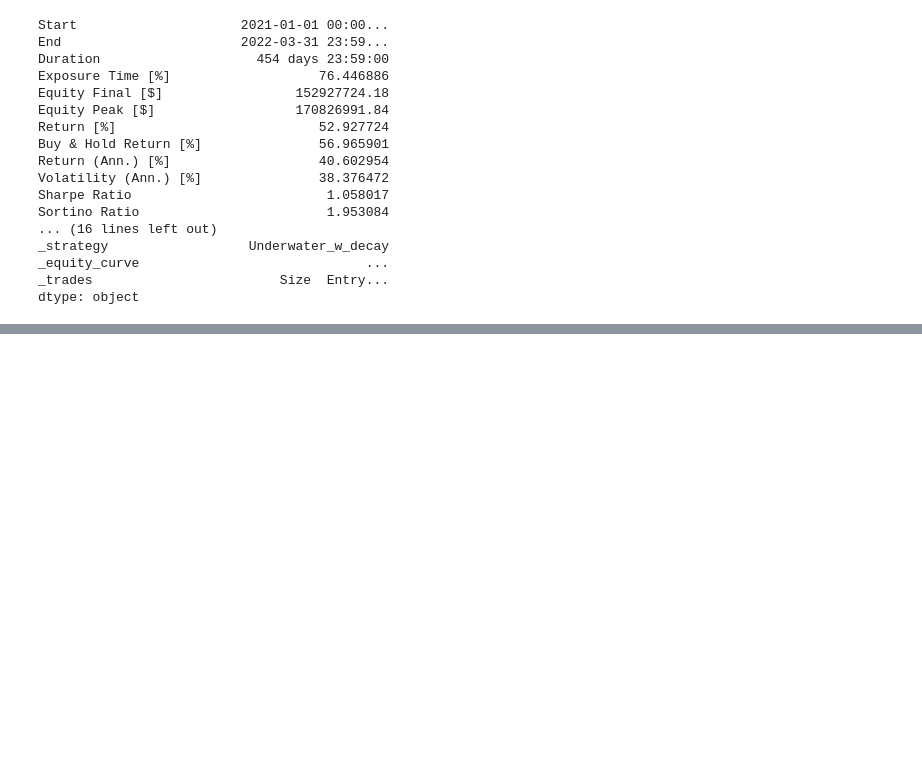
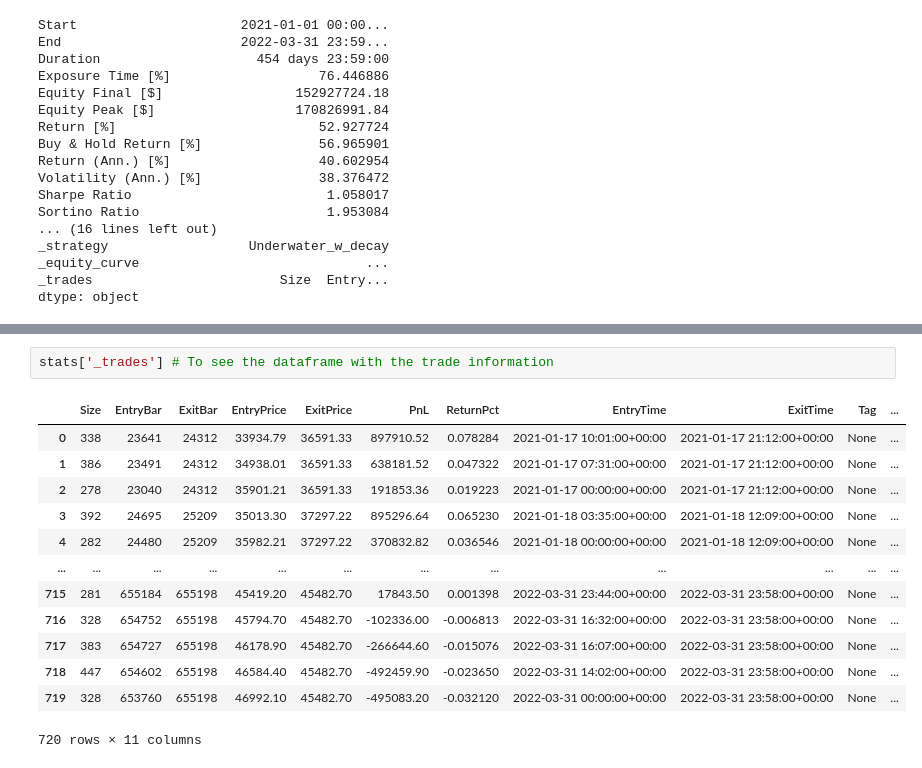
Before and after one commit to eervin123/position-management, a Jupyter notebook: bt_exit_strats_clean.ipynb, the cells around one changed output, grey strips where cells are left out. Drawn from its saved outputs; the diff is of its cells as text; blank space fills up the shorter version.

```diff
--- a/bt_exit_strats_clean.ipynb
+++ b/bt_exit_strats_clean.ipynb
@@ -239,0 +284,16 @@ stats['_equity_curve']['Equity'].resample('1h').plot()
+# %%
+stats['_trades'] # To see the dataframe with the trade information
+# %% [output]
+|  | Size | EntryBar | ExitBar | EntryPrice | ExitPrice | PnL | ReturnPct | EntryTime | ExitTime | Tag | ... |
+| 0 | 338 | 23641 | 24312 | 33934.79 | 36591.33 | 897910.52 | 0.078284 | 2021-01-17 10:01:00+00:00 | 2021-01-17 21:12:00+00:00 | None | ... |
+| 1 | 386 | 23491 | 24312 | 34938.01 | 36591.33 | 638181.52 | 0.047322 | 2021-01-17 07:31:00+00:00 | 2021-01-17 21:12:00+00:00 | None | ... |
+| 2 | 278 | 23040 | 24312 | 35901.21 | 36591.33 | 191853.36 | 0.019223 | 2021-01-17 00:00:00+00:00 | 2021-01-17 21:12:00+00:00 | None | ... |
+| 3 | 392 | 24695 | 25209 | 35013.30 | 37297.22 | 895296.64 | 0.065230 | 2021-01-18 03:35:00+00:00 | 2021-01-18 12:09:00+00:00 | None | ... |
+| 4 | 282 | 24480 | 25209 | 35982.21 | 37297.22 | 370832.82 | 0.036546 | 2021-01-18 00:00:00+00:00 | 2021-01-18 12:09:00+00:00 | None | ... |
+| ... | ... | ... | ... | ... | ... | ... | ... | ... | ... | ... | ... |
+| 715 | 281 | 655184 | 655198 | 45419.20 | 45482.70 | 17843.50 | 0.001398 | 2022-03-31 23:44:00+00:00 | 2022-03-31 23:58:00+00:00 | None | ... |
+| 716 | 328 | 654752 | 655198 | 45794.70 | 45482.70 | -102336.00 | -0.006813 | 2022-03-31 16:32:00+00:00 | 2022-03-31 23:58:00+00:00 | None | ... |
+| 717 | 383 | 654727 | 655198 | 46178.90 | 45482.70 | -266644.60 | -0.015076 | 2022-03-31 16:07:00+00:00 | 2022-03-31 23:58:00+00:00 | None | ... |
+| 718 | 447 | 654602 | 655198 | 46584.40 | 45482.70 | -492459.90 | -0.023650 | 2022-03-31 14:02:00+00:00 | 2022-03-31 23:58:00+00:00 | None | ... |
+| 719 | 328 | 653760 | 655198 | 46992.10 | 45482.70 | -495083.20 | -0.032120 | 2022-03-31 00:00:00+00:00 | 2022-03-31 23:58:00+00:00 | None | ... |
+720 rows × 11 columns
```
Also changed, not shown: parts of 4 cells of this notebook.
